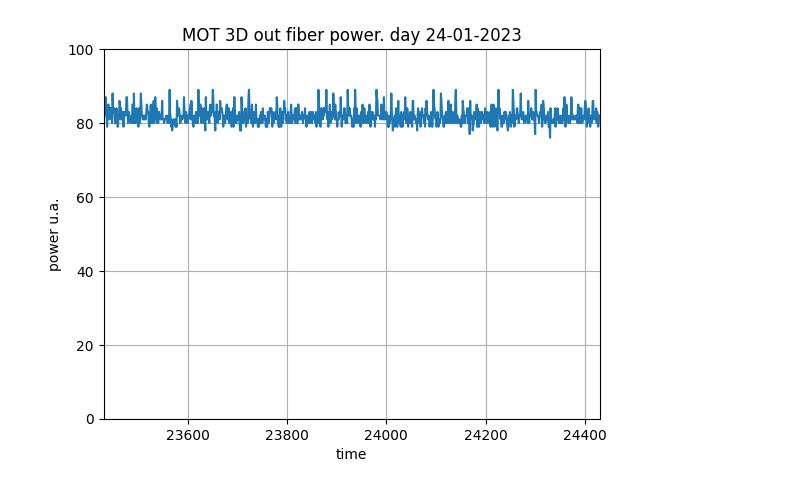
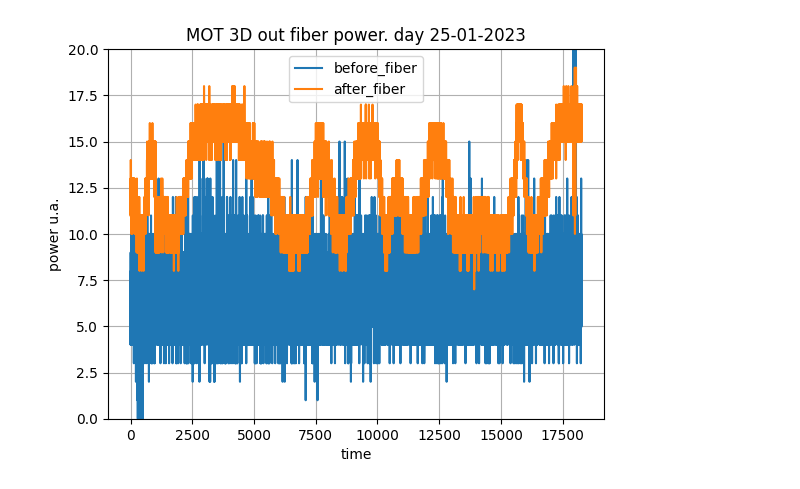
Before and after one commit to Valerio-Amico/Lab-Rydberg, a Jupyter notebook: teensy_for_dipolar_trap/plot_power.ipynb, the cells around one changed output. Drawn from its saved outputs; the diff is of its cells as text; code cells hidden in the pictures.

```diff
--- a/teensy_for_dipolar_trap/plot_power.ipynb
+++ b/teensy_for_dipolar_trap/plot_power.ipynb
@@ -5,30 +19,35 @@ import time
 # %%
-date = "24-01-2023"
+date = "25-01-2023"
 
-nome = "dati/output"+"24-01-2023_300_reps_1_sec"+".txt"
+nome = "dati/output"+"25-01-2023prova_ripompa_before_and_after_2"+".txt"
 #teensy_for_dipolar_trap/dati/output24-01-2023_300_reps_1_sec.txt
 file = open(nome, "r")
 
 times = []
-powers = []
+powers_after = []
+powers_before = []
 
 for line in file:
     items = line.split(" ")
-    power_temp = items[2].replace("\n","")
-    if int(power_temp) < 90 and int(power_temp) > 75:
-        powers.append(int(power_temp))
+    power_temp_after = items[2].replace("\n","")
+    power_temp_before = items[3].replace("\n","")
+    if int(power_temp_after) < 90 and int(power_temp_after) > 5:
+        powers_after.append(int(power_temp_after))
+        powers_before.append(int(power_temp_before))
     # qui lo splitto e riempio times e temperatures
     # stando attento alle date che ancora non ho capito che tipo sono
 
-plt.plot(powers)
+plt.plot(powers_before, label="before_fiber")
+plt.plot(powers_after, label="after_fiber")
 plt.xlabel("time")
 plt.ylabel("power u.a.")
 plt.title(f"MOT 3D out fiber power. day {date}")
 #if len(powers)>1001:
-plt.xlim([len(powers)-1000, len(powers)])
-plt.ylim([0,100])
+#plt.xlim([len(powers)-1000, len(powers)])
+plt.legend()
+plt.ylim([0,20])
 plt.grid()
 
 plt.show()
 # %% [output]
-[figure, old version]
+[figure, new version]
```
Also changed, not shown: parts of 6 cells of this notebook, 9 other files.
